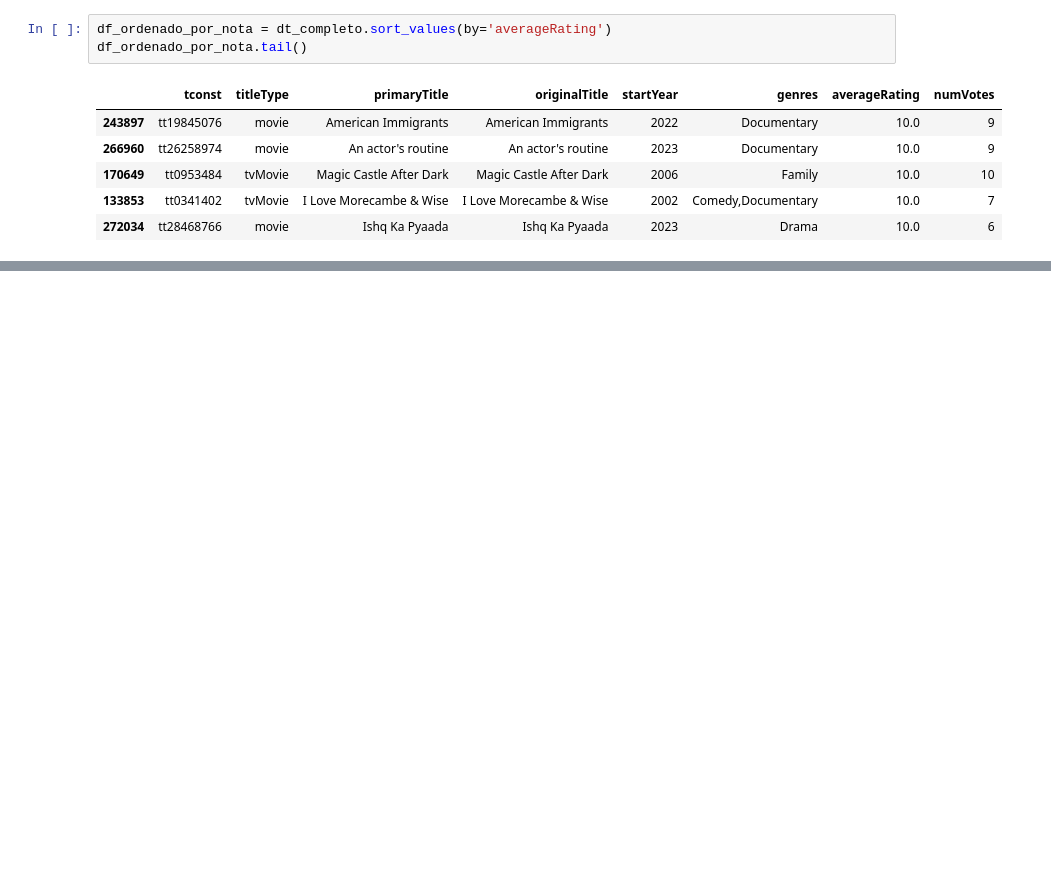
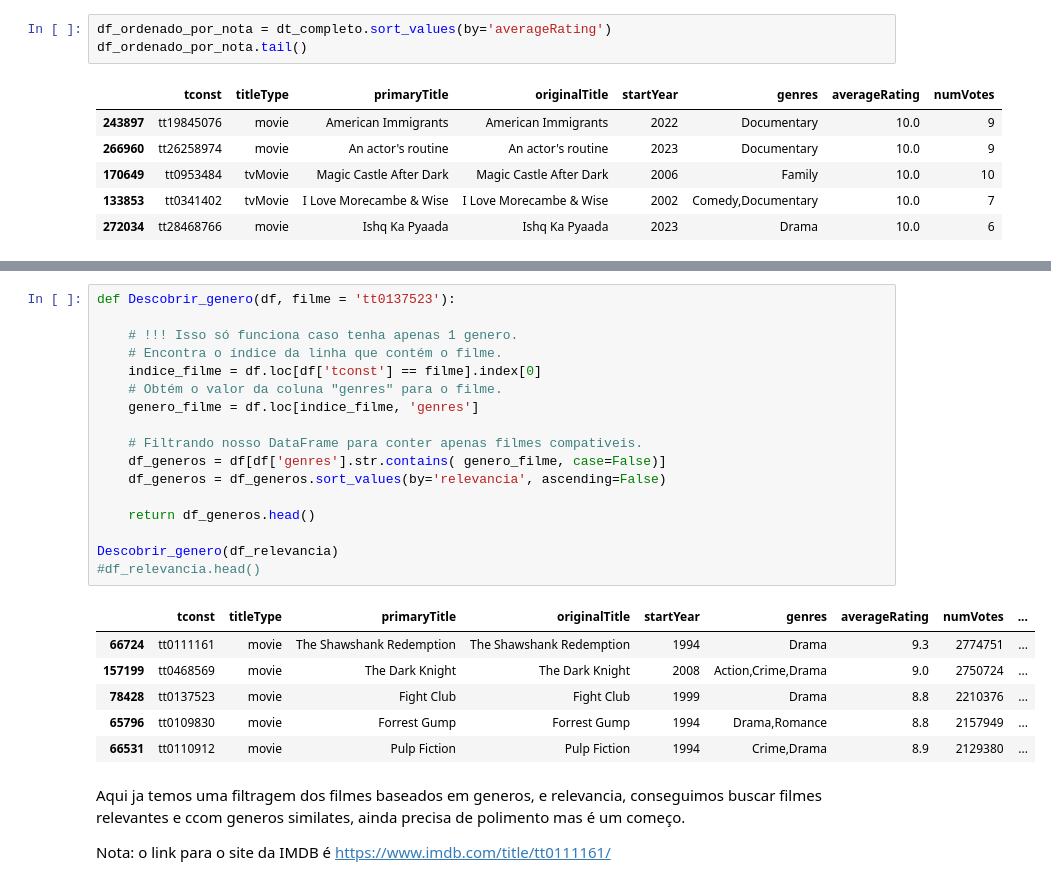
Before and after one commit to Bernardoaugustot/Recomendador-de-Filmes, a Jupyter notebook: Fase1.ipynb, the cells around one changed output, grey strips where cells are left out. Cells and saved outputs as stored; diff of their text form; blank space fills up the shorter version.

```diff
--- a/Dia1.ipynb
+++ b/Fase1.ipynb
@@ -261,0 +211,28 @@ e eliminar as colunas que não vamos usar
+# %%
+def Descobrir_genero(df, filme = 'tt0137523'):
+
+    # !!! Isso só funciona caso tenha apenas 1 genero.
+    # Encontra o índice da linha que contém o filme.
+    indice_filme = df.loc[df['tconst'] == filme].index[0]
+    # Obtém o valor da coluna "genres" para o filme.
+    genero_filme = df.loc[indice_filme, 'genres']
+
+    # Filtrando nosso DataFrame para conter apenas filmes compativeis.
+    df_generos = df[df['genres'].str.contains( genero_filme, case=False)]
+    df_generos = df_generos.sort_values(by='relevancia', ascending=False)
+
+    return df_generos.head()
+
+Descobrir_genero(df_relevancia)
+#df_relevancia.head()
+# %% [output]
+|  | tconst | titleType | primaryTitle | originalTitle | startYear | genres | averageRating | numVotes | ... |
+| 66724 | tt0111161 | movie | The Shawshank Redemption | The Shawshank Redemption | 1994 | Drama | 9.3 | 2774751 | ... |
+| 157199 | tt0468569 | movie | The Dark Knight | The Dark Knight | 2008 | Action,Crime,Drama | 9.0 | 2750724 | ... |
+| 78428 | tt0137523 | movie | Fight Club | Fight Club | 1999 | Drama | 8.8 | 2210376 | ... |
+| 65796 | tt0109830 | movie | Forrest Gump | Forrest Gump | 1994 | Drama,Romance | 8.8 | 2157949 | ... |
+| 66531 | tt0110912 | movie | Pulp Fiction | Pulp Fiction | 1994 | Crime,Drama | 8.9 | 2129380 | ... |
+# %% [markdown]
+Aqui ja temos uma filtragem dos filmes baseados em generos, e relevancia, conseguimos buscar filmes relevantes e ccom generos similates, ainda precisa de polimento mas é um começo.
+
+Nota: o link para o site da IMDB é https://www.imdb.com/title/tt0111161/
```
Also changed, not shown: parts of 12 cells of this notebook, 1 other file.
